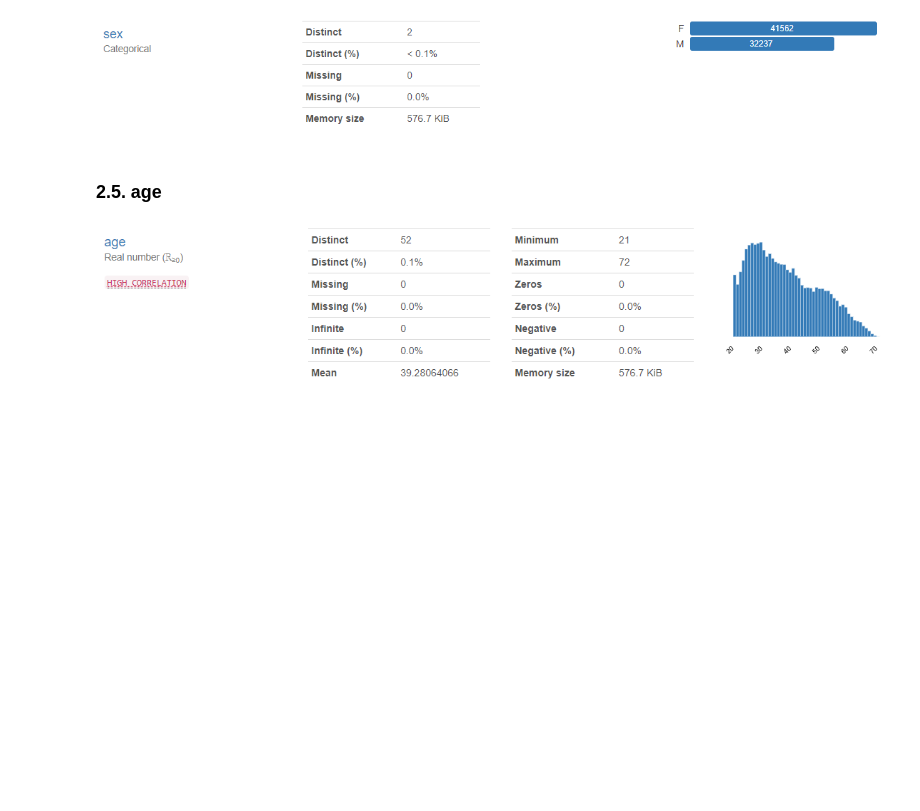
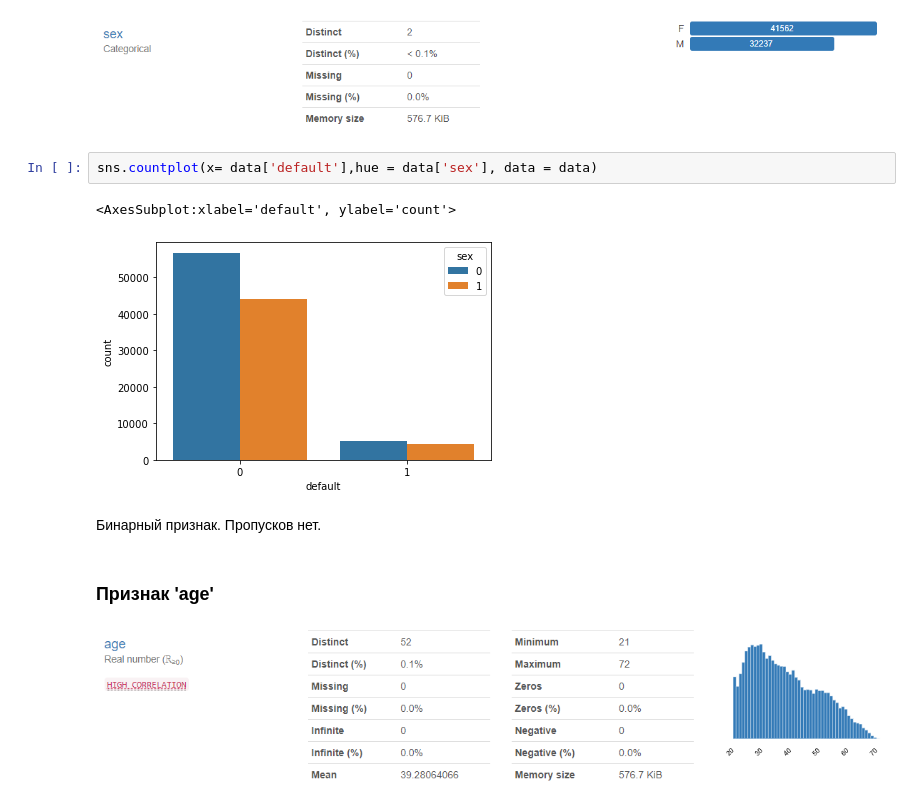
Before and after one commit to vedikhin/skillfactory, a Jupyter notebook: module_5/av-sf-scoring.ipynb, the cells around one changed output. Cells and saved outputs as stored; diff of their text form; blank space fills up the shorter version.

```diff
--- a/module_5/av-sf-scoring.ipynb
+++ b/module_5/av-sf-scoring.ipynb
@@ -149,6 +191,13 @@ memory usage: 5.0+ MB
 # %% [markdown]
 ![image.png](attachment:image.png)
+# %%
+sns.countplot(x= data['default'],hue = data['sex'], data = data)
+# %% [output]
+<AxesSubplot:xlabel='default', ylabel='count'>
+[figure, added]
+# %% [markdown]
+Бинарный признак. Пропусков нет.
 # %% [markdown]
-### 2.5. age
+### Признак 'age'
 # %% [markdown]
 ![image.png](attachment:image.png)
```
Also changed, not shown: parts of 95 cells of this notebook.
